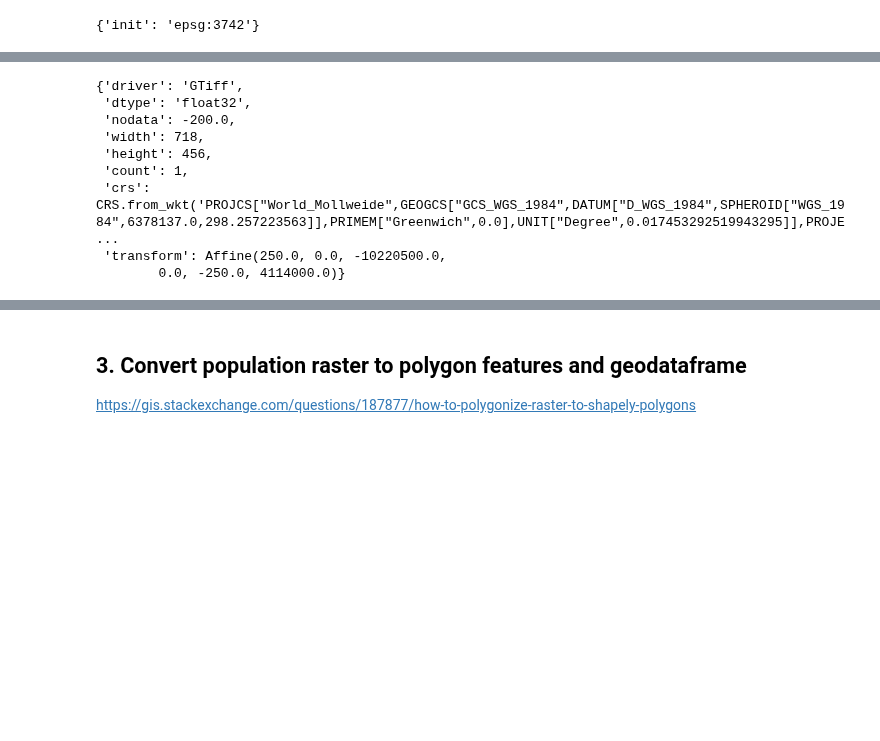
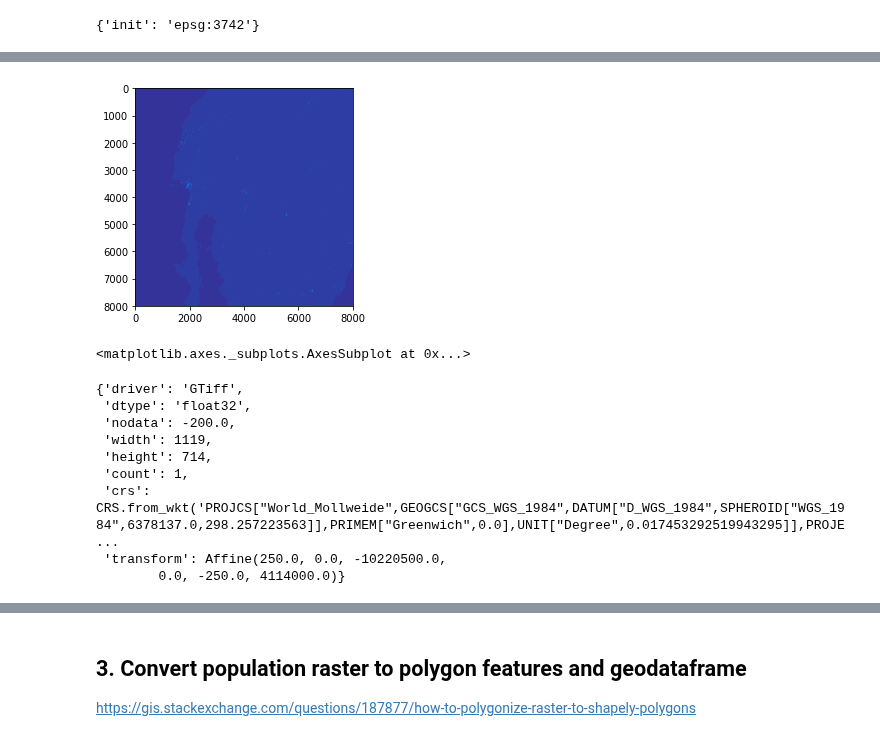
Before and after one commit to healthysustainablecities/global-indicators, a Jupyter notebook: process/05_create_population_GHSL.ipynb, the cells around one changed output, grey strips where cells are left out. Drawn from its saved outputs; the diff is of its cells as text; code cells hidden in the pictures; blank space fills up the shorter version.

```diff
--- a/process/05_create_population_GHSL.ipynb
+++ b/process/05_create_population_GHSL.ipynb
@@ -91,0 +89,18 @@ raster_pop.meta
+# %%
+# load GHS population raster
+from rasterio.merge import merge
+from rasterio.plot import show
+
+datasets = [population_raster_file1, population_raster_file2, population_raster_file3, population_raster_file4]
+
+raster_pop_to_mosaic = []
+for dataset in datasets:
+    src = rasterio.open(dataset)
+    raster_pop_to_mosaic.append(src)
+
+# merge raster dataset to get complete regional data
+raster_pop_mosaic, out_trans = merge(raster_pop_to_mosaic)
+show(raster_pop_mosaic, cmap='terrain')
+# %% [output]
+[figure, added]
+<matplotlib.axes._subplots.AxesSubplot at 0x...>
@@ -92,9 +123,9 @@ raster_pop.meta
 # %%
-with rasterio.open(population_raster_file) as full_raster:
+with rasterio.open(population_raster) as full_raster:
     # set pop_vector to match crs of input raster
-    # the above works as tested (raster is epsg 4326)
+    # the above works as tested
     # in theory, works if epsg is otherwise detectable in rasterio
-    clipping_boundary.to_crs(raster_pop.crs,inplace=True)
+    clipping_boundary.to_crs(full_raster.crs,inplace=True)
     coords = [json.loads(clipping_boundary.to_json())['features'][0]['geometry']]
     out_img, out_transform = mask(full_raster, coords, crop=True)
     out_meta = full_raster.meta.copy()
@@ -109,8 +140,8 @@ out_meta
 {'driver': 'GTiff',
  'dtype': 'float32',
  'nodata': -200.0,
- 'width': 718,
- 'height': 456,
+ 'width': 1119,
+ 'height': 714,
  'count': 1,
  'crs': CRS.from_wkt('PROJCS["World_Mollweide",GEOGCS["GCS_WGS_1984",DATUM["D_WGS_1984",SPHEROID["WGS_1984",6378137.0,298.257223563]],PRIMEM["Greenwich",0.0],UNIT["Degree",0.017453292519943295]],PROJE ...
  'transform': Affine(250.0, 0.0, -10220500.0,
```
Also changed, not shown: parts of 25 cells of this notebook, 1 other file.
